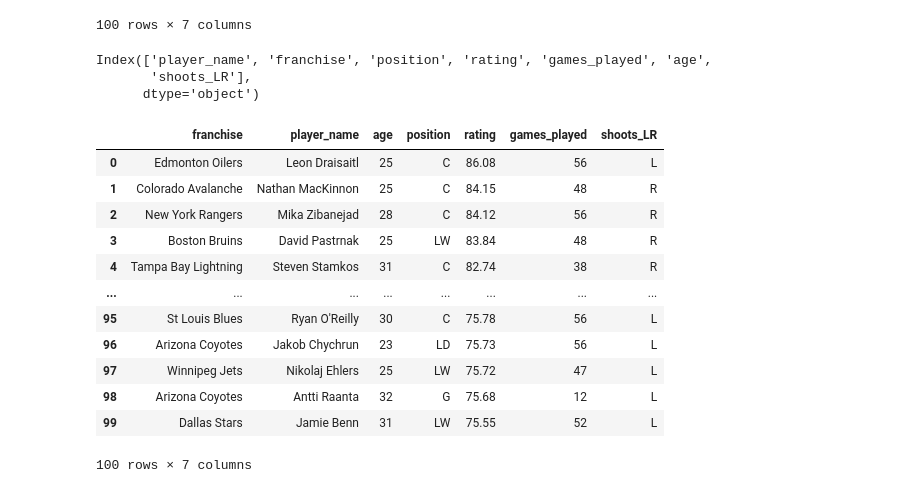
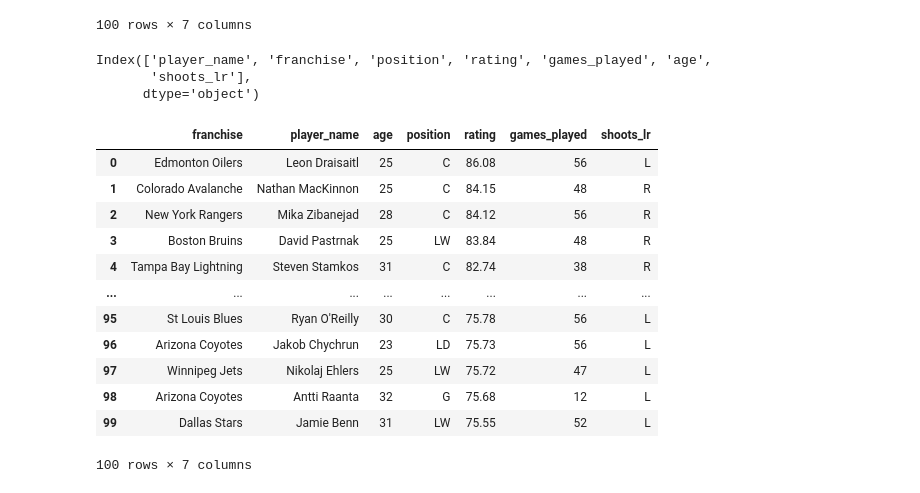
Before and after one commit to tcash562/Team5--ETL_Project, a Jupyter notebook: Team_History.ipynb, the cells around one changed output. Saved outputs shown, nothing was run; the diff lists cells and outputs as text; code cells hidden in the pictures.

Commit message:
Added player_data to jupyter notebook and NHL_data query from postgres

```diff
--- a/Team_History.ipynb
+++ b/Team_History.ipynb
@@ -228,18 +221,18 @@ new2_corsica_df
 100 rows × 7 columns
 # %%
 updtd_data_df = new2_corsica_df.rename(columns= {'Team': 'franchise', 'Player': 'player_name','Age': 'age', 'Rating': 'rating',
-                                                 'Position': 'position', 'GP': 'games_played', 'Shoots': 'shoots_LR'})
+                                                 'Position': 'position', 'GP': 'games_played', 'Shoots': 'shoots_lr'})
 
 updtd_data_df.columns
 # %% [output]
 Index(['player_name', 'franchise', 'position', 'rating', 'games_played', 'age',
-       'shoots_LR'],
+       'shoots_lr'],
       dtype='object')
 # %%
-player_data_df = updtd_data_df[['franchise', 'player_name', 'age', 'position', 'rating', 'games_played', 'shoots_LR']]
+player_data_df = updtd_data_df[['franchise', 'player_name', 'age', 'position', 'rating', 'games_played', 'shoots_lr']]
 player_data_df
 # %% [output]
-|  | franchise | player_name | age | position | rating | games_played | shoots_LR |
+|  | franchise | player_name | age | position | rating | games_played | shoots_lr |
 | 0 | Edmonton Oilers | Leon Draisaitl | 25 | C | 86.08 | 56 | L |
 | 1 | Colorado Avalanche | Nathan MacKinnon | 25 | C | 84.15 | 48 | R |
 | 2 | New York Rangers | Mika Zibanejad | 28 | C | 84.12 | 56 | R |
```
Also changed, not shown: parts of 6 cells of this notebook, 1 other file.
